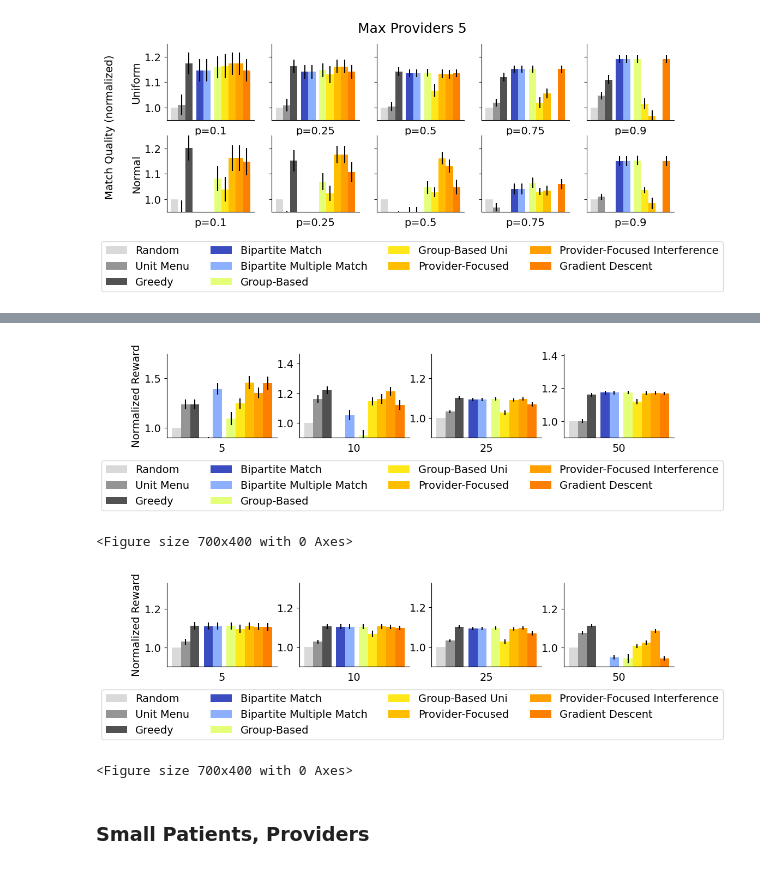
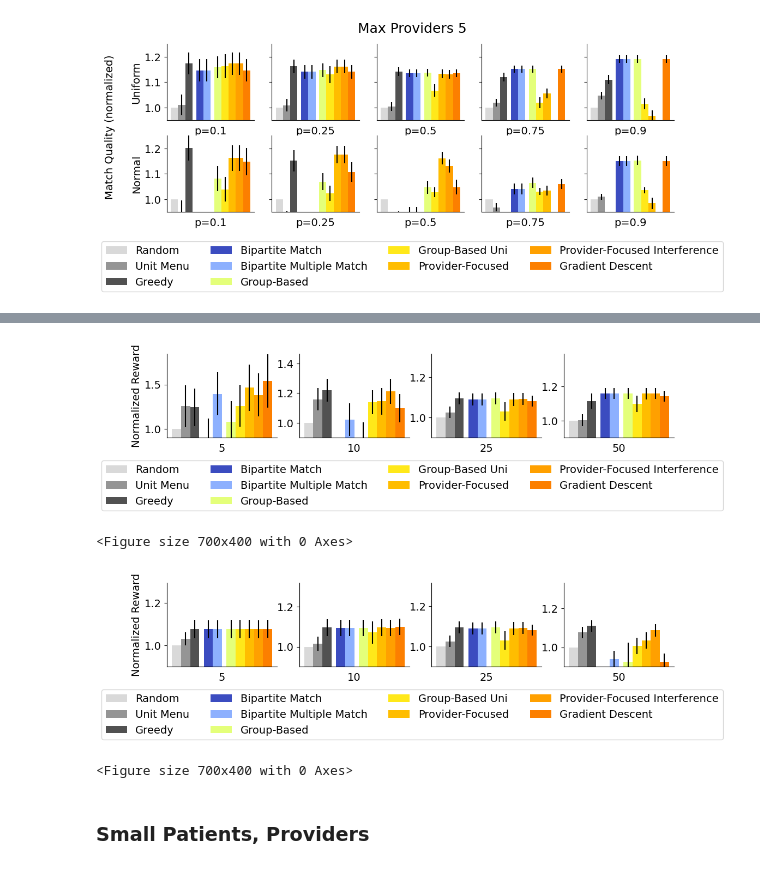
Before and after one commit to naveenr414/patient-provider, a Jupyter notebook: scripts/notebooks/Plotting.ipynb, the cells around one changed output, grey strips where cells are left out. Drawn from its saved outputs; the diff is of its cells as text; code cells hidden in the pictures.

```diff
--- a/scripts/notebooks/Plotting.ipynb
+++ b/scripts/notebooks/Plotting.ipynb
@@ -212,7 +212,7 @@ nice_names = ["Random","Unit Menu","Greedy","Bipartite Match","Bipartite Multipl
 width = 0.1
 plt.figure(figsize=(7,4))
 
-baseline_params = {'utility_function': 'uniform', 'num_patients': 25}
+baseline_params = {'utility_function': 'uniform', 'num_patients': 25, 'seed': 43}
 dataset = "providers_patients"
 num_providers = [5,10,25,50]
 
@@ -234,34 +234,34 @@ for i in range(len(num_providers)):
 
     for k,m in enumerate(method_names):
         score_by_n = []
         std_by_n = []
 
         if '{}_utilities'.format(m) not in results:
             results['{}_utilities'.format(m)] = [0,0]
         score_by_n.append(results['{}_utilities'.format(m)][0])
         std_by_n.append(results['{}_utilities'.format(m)][1]/num_data**.5)
 
         if m == 'optimal':
             axs[i].hlines(score_by_n[0],-0.1,x_locations[-1],colors='green',linestyles='dashed',label='Optimal',color=colors_by_method[m])
         else:
             axs[i].bar(x_locations[k],score_by_n,width=width,label=nice_names[k],color=colors_by_method[m],yerr=std_by_n)
             max_val = max(max_val,results['{}_utilities'.format(m)][0])
 
         axs[i].set_xticks([])
         axs[i].tick_params(axis='both', which='major', labelsize=14)
         axs[i].set_ylim([0.9,max_val*1.2])
         axs[i].set_xlabel(num_providers[i],fontsize=14)
 
 
 axs[0].set_ylabel("Normalized Reward",fontsize=14)
 
 handles, labels = axs[0].get_legend_handles_labels()
 
 fig.legend(handles, labels, loc='upper center',ncol=4,bbox_to_anchor=(0.5,-0.05),fontsize=14)
 
 fig.savefig("../../results/figures/vary_providers.pdf",dpi=300, bbox_inches='tight')
 # %% [output]
-[figure, old version]
+[figure, new version]
 <Figure size 700x400 with 0 Axes>
 # %%
 fig, axs = plt.subplots(1,4, figsize=(12, 2))
@@ -270,7 +270,7 @@ nice_names = ["Random","Unit Menu","Greedy","Bipartite Match","Bipartite Multipl
 width = 0.1
 plt.figure(figsize=(7,4))
 
-baseline_params = {'utility_function': 'uniform', 'num_providers': 25}
+baseline_params = {'utility_function': 'uniform', 'num_providers': 25, 'seed': 43}
 dataset = "providers_patients"
 num_providers = [5,10,25,50]
 
@@ -319,7 +319,7 @@ fig.legend(handles, labels, loc='upper center',ncol=4,bbox_to_anchor=(0.5,-0.05)
 
 fig.savefig("../../results/figures/vary_patients.pdf",dpi=300, bbox_inches='tight')
 # %% [output]
-[figure, old version]
+[figure, new version]
 <Figure size 700x400 with 0 Axes>
 # %% [markdown]
 ### Small Patients, Providers
```
Also changed, not shown: parts of 1 cell of this notebook, 4 other files.
